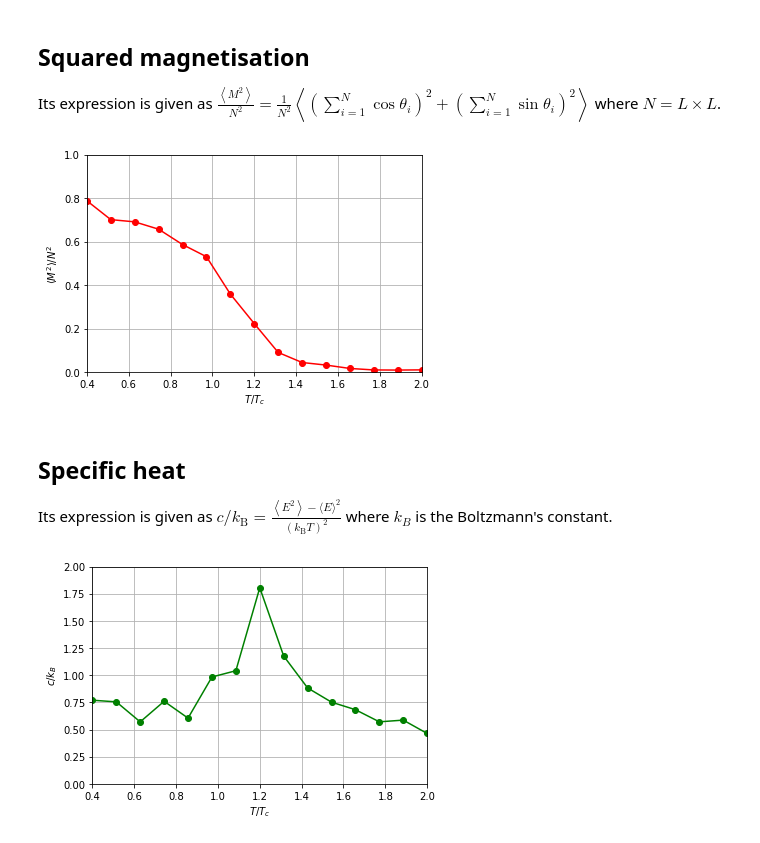
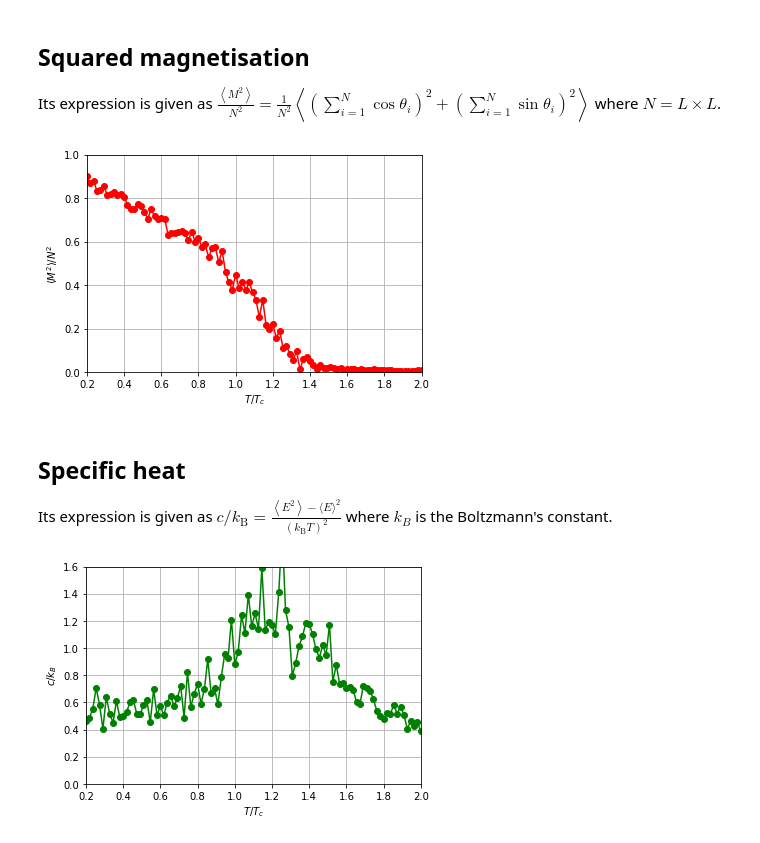
Before and after one commit to bernwo/AP3082-XY-Model, a Jupyter notebook: Observables.ipynb, the cells around one changed output. Saved outputs shown, nothing was run; the diff lists cells and outputs as text; code cells hidden in the pictures.

```diff
--- a/Observables.ipynb
+++ b/Observables.ipynb
@@ -11,19 +11,19 @@ import matplotlib.pyplot as plt
 ## Initialise the required variables
 # %%
 J = 1 # coupling constant, where it must be > 0 for the system to exhibit ferromagnetism
-L = 25 # dimension of the square lattice
+L = 30 # dimension of the square lattice
 
-tau = 100000 # relaxation time a.k.a equilibrating time
-tau_extra = tau*5
-nrelax = 15 # total number of times to let the system equilibrate
+tau = 500000 # relaxation time a.k.a equilibrating time
+tau_extra = 500000
+nrelax = 100 # total number of times to let the system equilibrate
 nframes = 1 # total number of frames in the .gif over the whole simulation (not needed since we are not generating the animated .gif in this notebook)
 # N = nrelax * tau # total number of iterations in the Metropolis algorithm
 plot_at_Nth_index = np.array([0],dtype=np.int32) # (not needed since we are not generating the animated .gif in this notebook)
 
-lattice = np.zeros((L, L), dtype=np.float64)
+lattice = np.zeros((L, L))
 
 Tc = 0.892937 * J  # http://www.lps.ens.fr/~krauth/images/7/72/Stage_Mayer_Johannes_2015.pdf in units of kB
-T_init = 0.4*Tc
+T_init = 0.2*Tc
 T_final = 2*Tc
 TTc_array = np.linspace(T_init, T_final, nrelax)
 # %% [markdown]
@@ -96,9 +96,9 @@ plt.ylabel("$\langle M^2\\rangle/N^2$")
 plt.ylim([0,1])
 plt.xlim([T_init/Tc,T_final/Tc])
 plt.grid()
-plt.savefig(f"simulation_images/magnetisationsquared_L{L}_tau{tau}_nrelax{nrelax}_Tinit{int(T_init/Tc)}_Tfinal{int(T_final/Tc)}.pdf", bbox_inches='tight',transparent=True)
+plt.savefig(f"simulation_images/magnetisationsquared_L{L}_tau{tau}_nrelax{nrelax}_Tinit{int(T_init/Tc)}_Tfinal{int(T_final/Tc)}.png", dpi=300, bbox_inches='tight',transparent=True)
 # %% [output]
-[figure, old version]
+[figure, new version]
 # %% [markdown]
 ## Specific heat
 
@@ -106,11 +106,11 @@ Its expression is given as $c / k_{\mathrm{B}}=\frac{\left\langle E^{2}\right\ra
 # %%
 plt.close()
 plt.plot( TTc_array/Tc , Cv/((L**2*TTc_array**2)) , 'g-o')
 plt.xlabel("$T/T_c$")
 plt.ylabel("$c/k_B$")
-plt.ylim([0,2])
+plt.ylim([0,1.6])
 plt.xlim([T_init/Tc,T_final/Tc])
 plt.grid()
-plt.savefig(f"simulation_images/specificheat_L{L}_tau{tau}_nrelax{nrelax}_Tinit{int(T_init/Tc)}_Tfinal{int(T_final/Tc)}.pdf", bbox_inches='tight',transparent=True)
+plt.savefig(f"simulation_images/specificheat_L{L}_tau{tau}_nrelax{nrelax}_Tinit{int(T_init/Tc)}_Tfinal{int(T_final/Tc)}.png", dpi=300, bbox_inches='tight',transparent=True)
 # %% [output]
-[figure, old version]
+[figure, new version]
```
Also changed, not shown: parts of 1 cell of this notebook, 2 other files.
